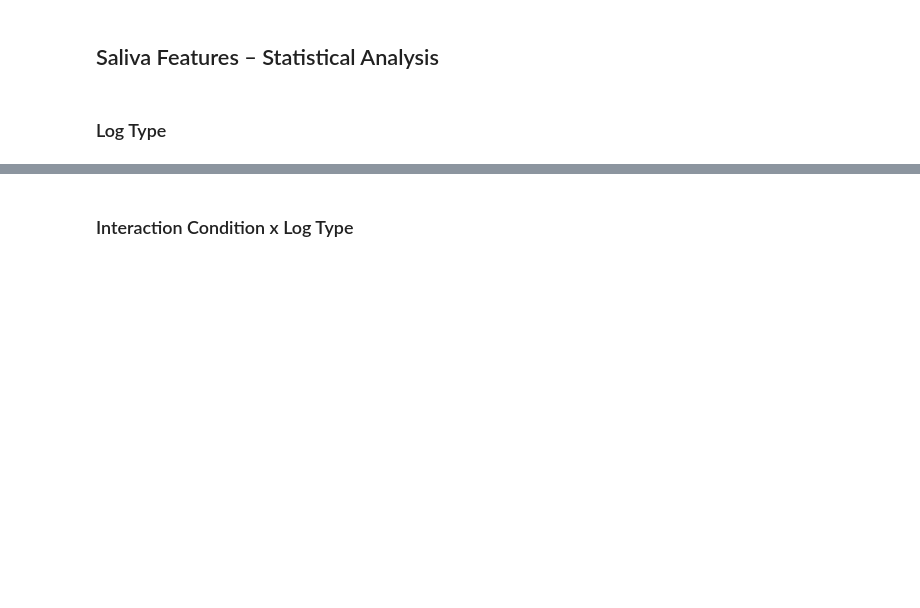
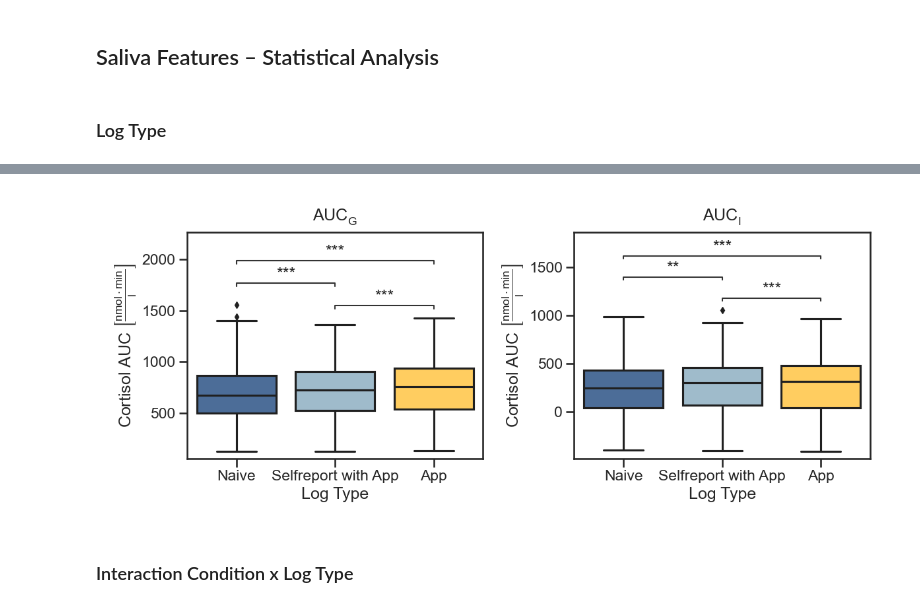
Before and after one commit to mad-lab-fau/carwatch-analysis, a Jupyter notebook: experiments/2022_car_sampling_pnec/notebooks/analysis/Cortisol_Analysis.ipynb, the cells around one changed output, grey strips where cells are left out. Saved outputs shown, nothing was run; the diff lists cells and outputs as text; code cells hidden in the pictures; blank space fills up the shorter version.

Commit message:
updated exports and results

```diff
--- a/experiments/2022_car_sampling_pnec/notebooks/analysis/Cortisol_Analysis.ipynb
+++ b/experiments/2022_car_sampling_pnec/notebooks/analysis/Cortisol_Analysis.ipynb
@@ -89,5 +131,5 @@ cort_samples.head()
 # %%
 cort_features_analysis = cort_features.copy()
 cort_features_analysis = multi_xs(cort_features_analysis, ["auc_g", "auc_i"], level="saliva_feature")
-cort_features_analysis = multi_xs(cort_features_analysis, log_types, level="log_type")
+cort_features_analysis = multi_xs(cort_features_analysis, log_types_fine, level="log_type")
 cort_features_analysis.head()
@@ -119,23 +173,21 @@ fig.tight_layout()
 # %% [markdown]
 ### Log Type
 # %%
-data_analysis = cort_features_analysis.copy()
+log_types = ["Naive", "Selfreport with App", "App"]
+
+data_analysis = cort_features_analysis.reindex(log_types, level="log_type")
 
 pipeline = StatsPipeline(
-    steps=[
-        ("prep", "normality"),
-        ("prep", "equal_var"),
-        ("test", "rm_anova"),
-        ("posthoc", "pairwise_ttests")
-    ],
+    steps=[("prep", "normality"), ("prep", "equal_var"), ("test", "rm_anova"), ("posthoc", "pairwise_tests")],
     params={
         "dv": "cortisol",
         "within": "log_type",
         "subject": "night_id",
         "groupby": "saliva_feature",
-        "multicomp": {"method": "bonf", "levels": False}
+        "multicomp": {"method": "bonf", "levels": False},
     },
 )
 
 pipeline.apply(data_analysis)
+pipeline.export_statistics(stats_path.joinpath("stats_auc_log_type.xlsx"))
 pipeline.display_results()
@@ -142,28 +231,32 @@ pipeline.display_results()
 # %%
 box_pairs, pvalues = pipeline.sig_brackets(
-    "posthoc",
-    stats_effect_type="within",
-    plot_type="single",
-    subplots=True,
-    x="log_type",
-    features=["auc_g", "auc_i"]
+    "posthoc", stats_effect_type="within", plot_type="single", subplots=True, x="log_type", features=["auc_g", "auc_i"]
 )
 
-fig, axs = plt.subplots(ncols=2)
+title_map = {"auc_g": "$AUC_G$", "auc_i": "$AUC_I$"}
+
+fig, axs = plt.subplots(figsize=(12, 5), ncols=2)
 
 for (feature, data), ax in zip(cort_features_analysis.groupby("saliva_feature"), axs):
     bp.protocols.plotting.saliva_feature_boxplot(
         data=data,
         x="log_type",
         saliva_type="cortisol",
         feature=feature,
         order=log_types,
         stats_kwargs={"box_pairs": box_pairs[feature], "pvalues": pvalues[feature], "verbose": 0},
-        ax=ax
+        ax=ax,
     )
-    ax.set_title(feature)
+    ax.set_title(title_map[feature], pad=12)
+    ax.set_xlabel("Log Type")
+    ax.set_ylim(ax.get_ylim()[0], ax.get_ylim()[1] * 1.05)
 
 fig.tight_layout()
+
+for path in [img_path, paper_img_path]:
+    bp.utils.file_handling.export_figure(fig, "img_boxplot_auc", path, ["pdf", "png"], dpi=300)
+# %% [output]
+[figure, added]
 # %% [markdown]
 ### Interaction Condition x Log Type
 # %%
```
Also changed, not shown: parts of 33 cells of this notebook, 45 other files.
